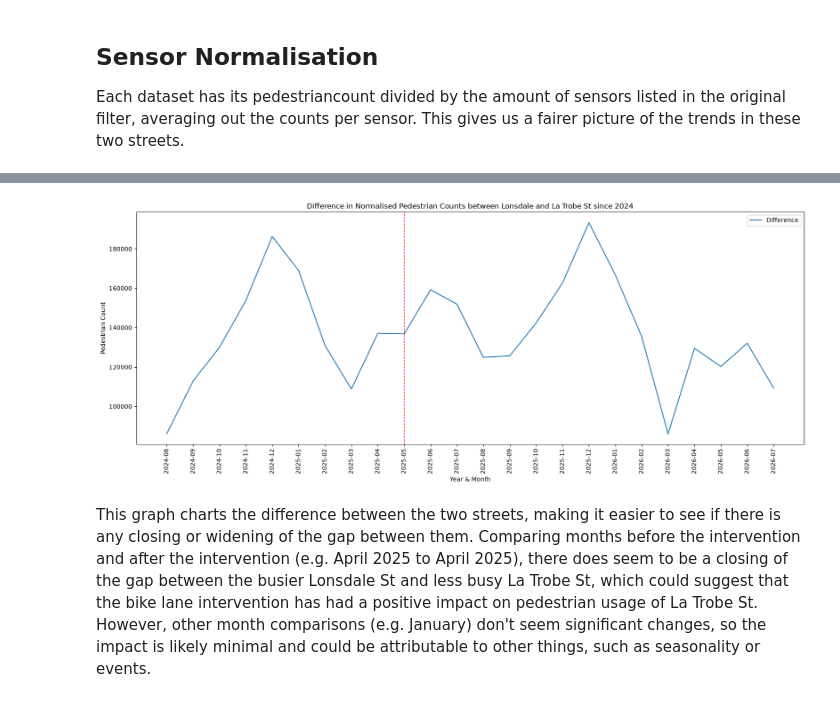
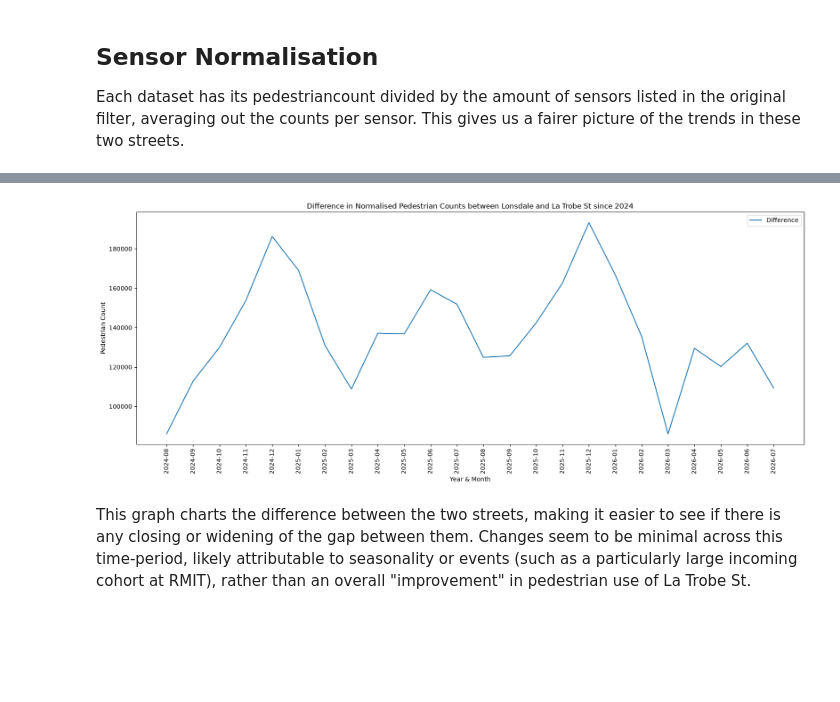
Before and after one commit to rooien/urban-analysis, a Jupyter notebook: team_a/pedestrian_count_analysis_latrobe_lonsdale.ipynb, the cells around one changed output, grey strips where cells are left out. Saved outputs shown, nothing was run; the diff lists cells and outputs as text; code cells hidden in the pictures; blank space fills up the shorter version.

```diff
--- a/team_a/pedestrian_count_analysis_latrobe_lonsdale.ipynb
+++ b/team_a/pedestrian_count_analysis_latrobe_lonsdale.ipynb
@@ -221,19 +219,18 @@ pedestrian_normalised_summed_difference = {"year_month": latrobe_summed["year_mo
 # %%
 # Graph the difference in pedestrian counts between La Trobe St and Lonsdale St for each month
 
 fig, ax = plt.subplots(figsize = (20, 7))
 
 sns.lineplot(data = pedestrian_normalised_summed_difference, x = "year_month", y = "pedestriancount", ax = ax, label = "Difference")
 
 plt.title("Difference in Normalised Pedestrian Counts between Lonsdale and La Trobe St since 2024")
 plt.xlabel("Year & Month")
 plt.xticks(rotation = 90)
 plt.ylabel("Pedestrian Count")
 ax.legend()
-ax.axvline(x='2025-05', color='red', linestyle='--', linewidth=1)
 
 plt.show()
 # %% [output]
-[figure, old version]
+[figure, new version]
 # %% [markdown]
-This graph charts the difference between the two streets, making it easier to see if there is any closing or widening of the gap between them. Comparing months before the intervention and after the intervention (e.g. April 2025 to April 2025), there does seem to be a closing of the gap between the busier Lonsdale St and less busy La Trobe St, which could suggest that the bike lane intervention has had a positive impact on pedestrian usage of La Trobe St. However, other month comparisons (e.g. January) don't seem significant changes, so the impact is likely minimal and could be attributable to other things, such as seasonality or events.
+This graph charts the difference between the two streets, making it easier to see if there is any closing or widening of the gap between them. Changes seem to be minimal across this time-period, likely attributable to seasonality or events (such as a particularly large incoming cohort at RMIT), rather than an overall "improvement" in pedestrian use of La Trobe St.
```
Also changed, not shown: parts of 6 cells of this notebook.
